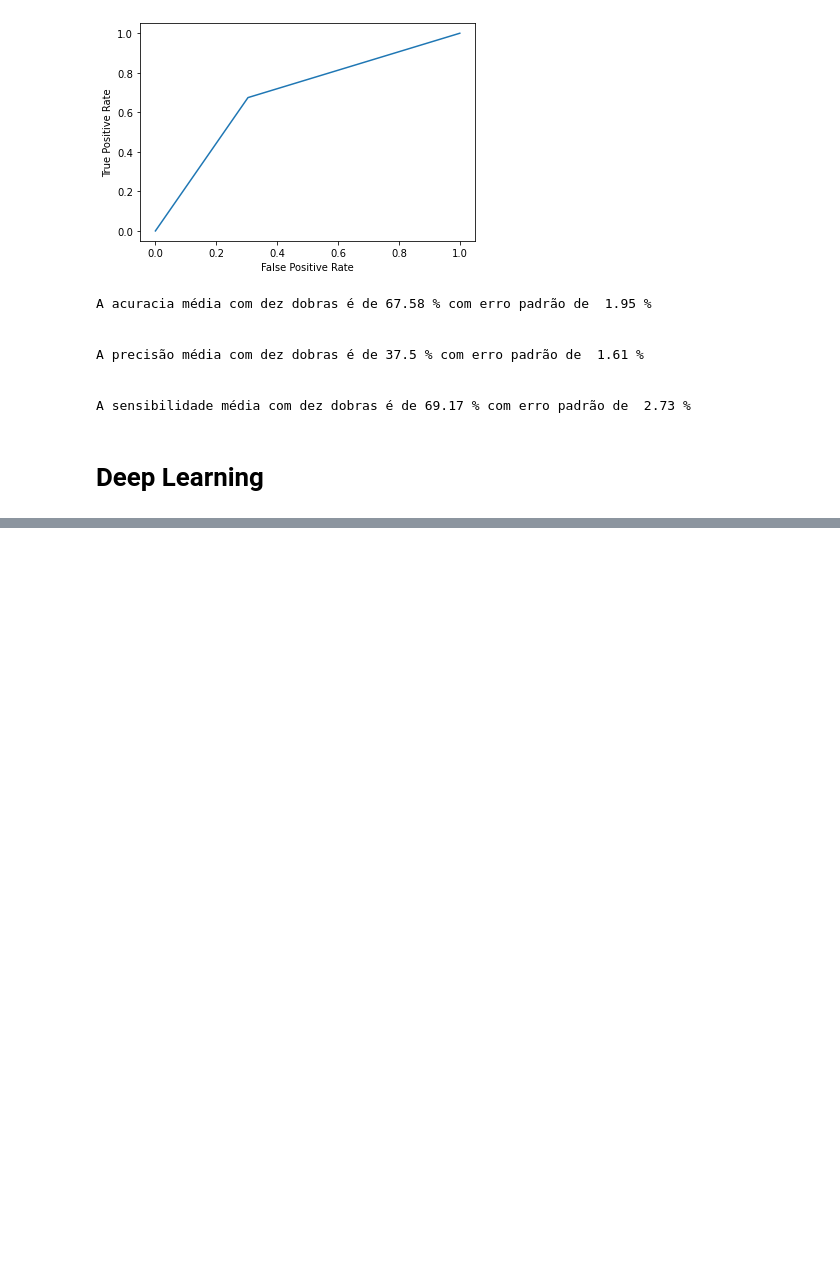
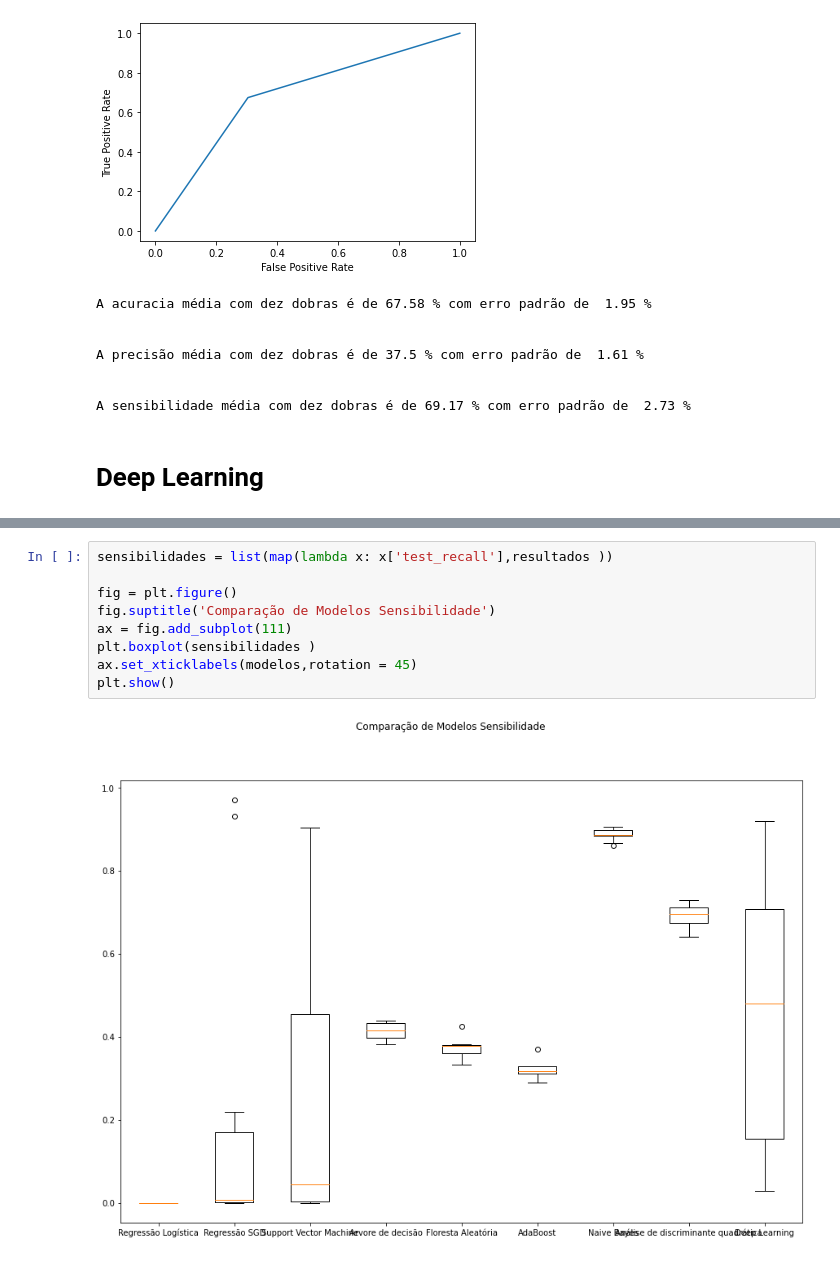
Before and after one commit to Torm198/LabEst2021.1, a Jupyter notebook: 3_montagem_dos_modelos.ipynb, the cells around one changed output, grey strips where cells are left out. Saved outputs shown, nothing was run; the diff lists cells and outputs as text; blank space fills up the shorter version.

```diff
--- a/3_montagem_dos_modelos.ipynb
+++ b/3_montagem_dos_modelos.ipynb
@@ -339,0 +380,11 @@ A sensibilidade média com dez dobras é de 37.12 % com erro padrão de  24.14 %
+# %%
+sensibilidades = list(map(lambda x: x['test_recall'],resultados ))
+
+fig = plt.figure()
+fig.suptitle('Comparação de Modelos Sensibilidade')
+ax = fig.add_subplot(111)
+plt.boxplot(sensibilidades )
+ax.set_xticklabels(modelos,rotation = 45)
+plt.show()
+# %% [output]
+[figure, added]
```
Also changed, not shown: parts of 9 cells of this notebook.
